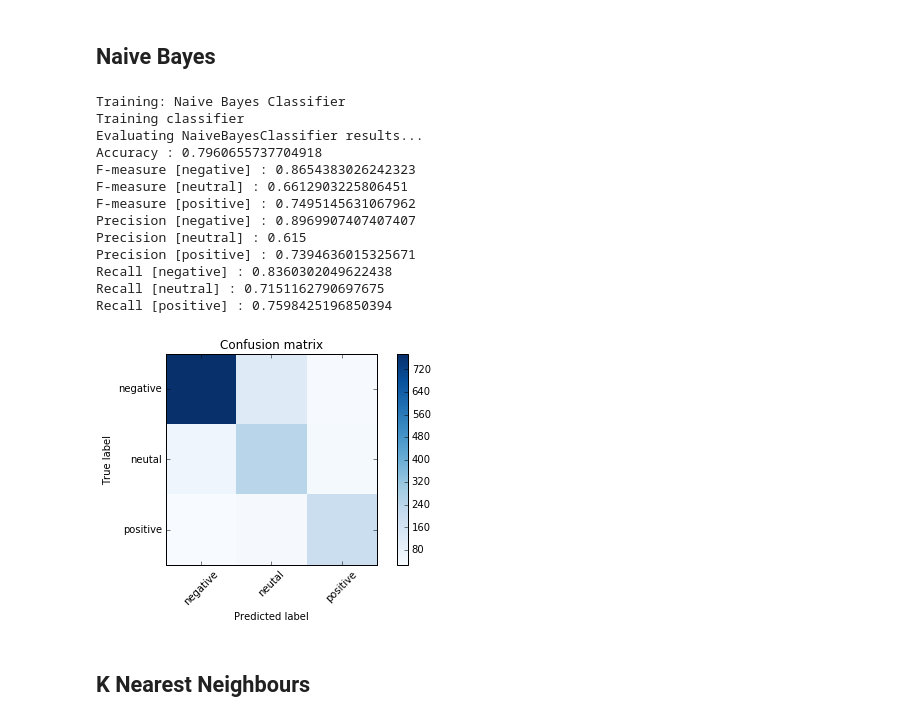
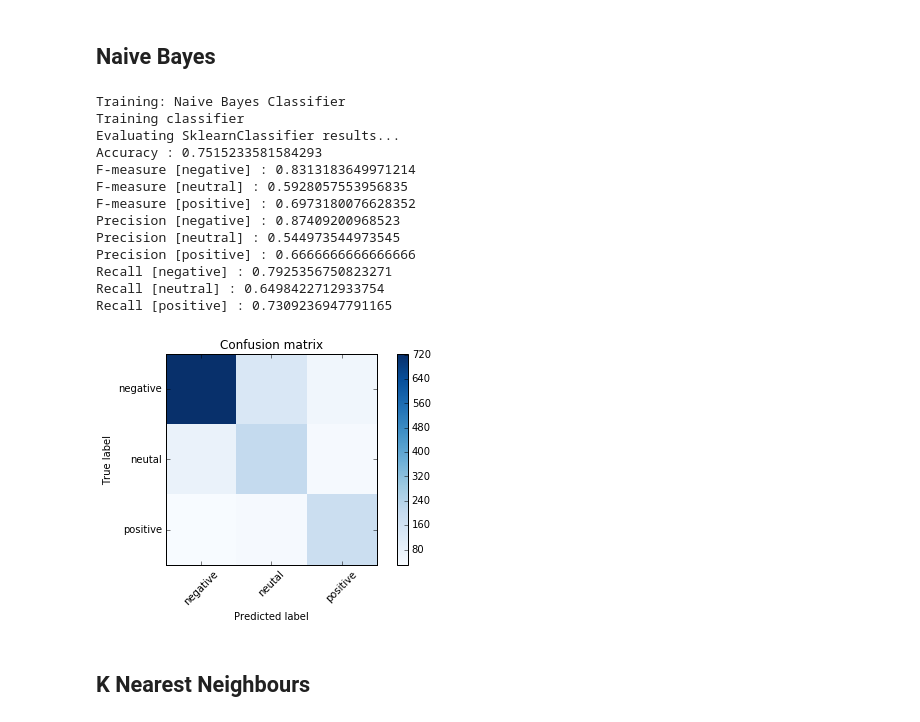
Before and after one commit to vlad-doru/master, a Jupyter notebook: TM/ML Approaches.ipynb, the cells around one changed output. Saved outputs shown, nothing was run; the diff lists cells and outputs as text; code cells hidden in the pictures.

```diff
--- a/TM/ML Approaches.ipynb
+++ b/TM/ML Approaches.ipynb
@@ -70,27 +69,31 @@ Bigram features:  1208
 # %% [markdown]
 ## Naive Bayes
 # %%
-from nltk.classify import NaiveBayesClassifier
+from nltk.classify import SklearnClassifier
+from sklearn.naive_bayes import BernoulliNB
+
 trainer = {
     'name': 'Naive Bayes Classifier',
-    'train': NaiveBayesClassifier.train,
+    'train': SklearnClassifier(BernoulliNB(
+        fit_prior = True,
+        )).train,
 }
 naive_bayes = evaluate_trainer(trainer)
 # %% [output]
 Training: Naive Bayes Classifier
 Training classifier
-Evaluating NaiveBayesClassifier results...
-Accuracy : 0.7960655737704918
-F-measure [negative] : 0.8654383026242323
-F-measure [neutral] : 0.6612903225806451
-F-measure [positive] : 0.7495145631067962
-Precision [negative] : 0.8969907407407407
-Precision [neutral] : 0.615
-Precision [positive] : 0.7394636015325671
-Recall [negative] : 0.8360302049622438
-Recall [neutral] : 0.7151162790697675
-Recall [positive] : 0.7598425196850394
+Evaluating SklearnClassifier results...
+Accuracy : 0.7515233581584293
+F-measure [negative] : 0.8313183649971214
+F-measure [neutral] : 0.5928057553956835
+F-measure [positive] : 0.6973180076628352
+Precision [negative] : 0.87409200968523
+Precision [neutral] : 0.544973544973545
+Precision [positive] : 0.6666666666666666
+Recall [negative] : 0.7925356750823271
+Recall [neutral] : 0.6498422712933754
+Recall [positive] : 0.7309236947791165
-[figure, old version]
+[figure, new version]
 # %% [markdown]
 ## K Nearest Neighbours
 # %%
```
Also changed, not shown: parts of 5 cells of this notebook, 4 other files.
